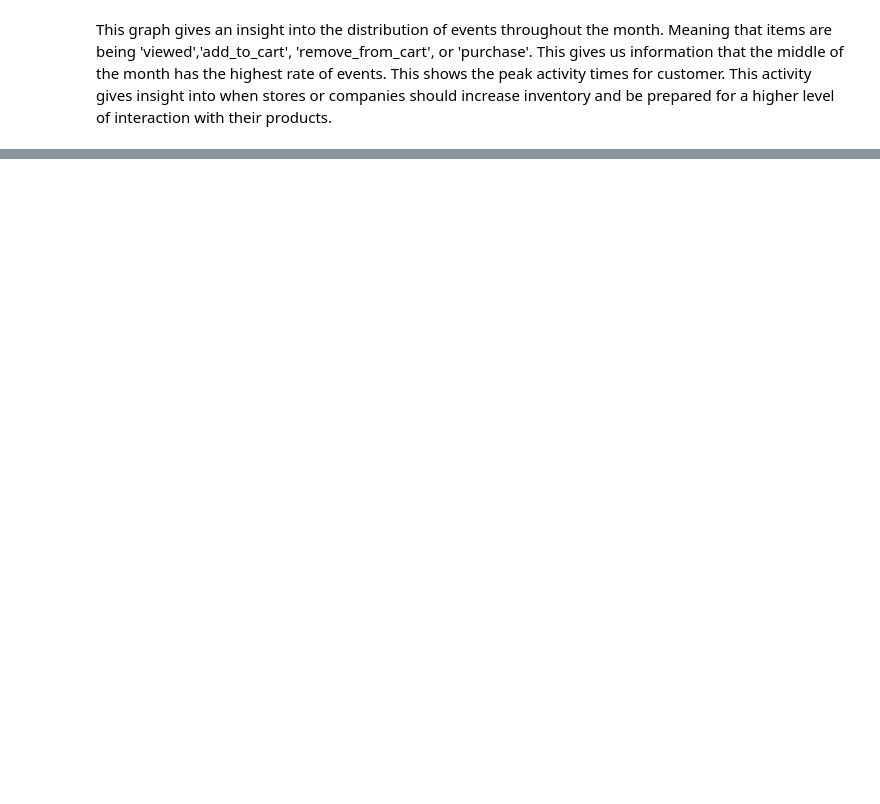
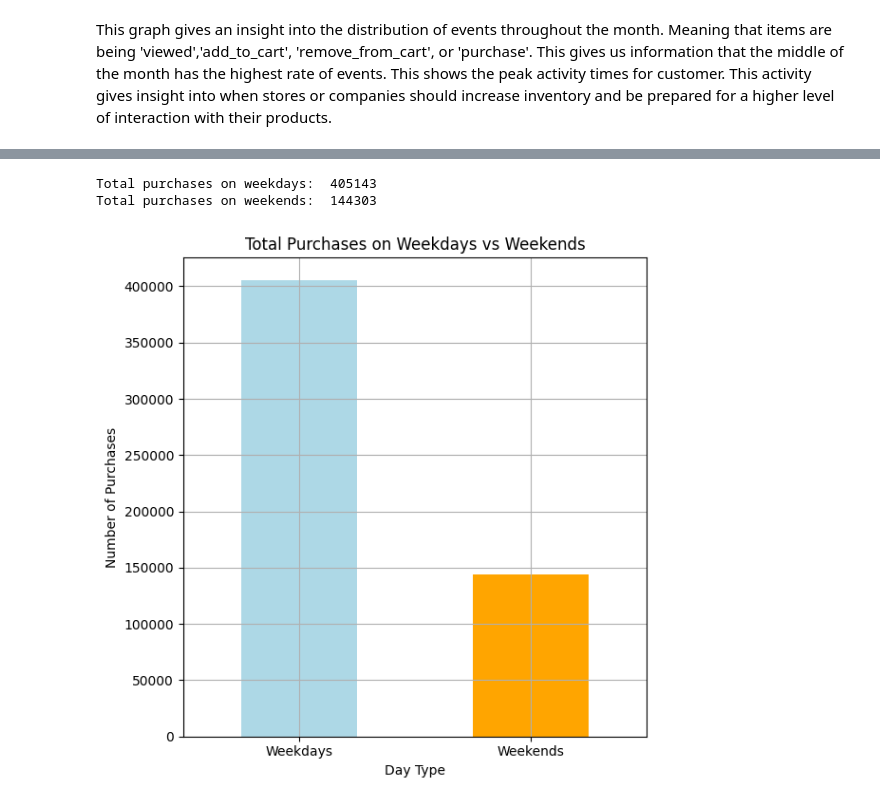
Before and after one commit to abaig32/Purchasing-Patterns-and-Behavior, a Jupyter notebook: E-Commerce Behavior Dataset/notebooks/E-Commerce Behavior Dataset Exploration.ipynb, the cells around one changed output, grey strips where cells are left out. Saved outputs shown, nothing was run; the diff lists cells and outputs as text; code cells hidden in the pictures; blank space fills up the shorter version.

```diff
--- a/E-Commerce Behavior Dataset/notebooks/E-Commerce Behavior Dataset Exploration.ipynb
+++ b/E-Commerce Behavior Dataset/notebooks/E-Commerce Behavior Dataset Exploration.ipynb
@@ -509,0 +748,29 @@ plt.show()
+# %%
+#41 How many users purchase on weekends vs. Weekdays.
+# Create 'weekend' column: True for weekends, False for weekdays
+df['weekend'] = df['event_time'].dt.dayofweek >= 5
+
+# Calculate purchases on weekdays and weekends
+purchases_weekdays = df[(df['event_type'] == 'purchase') & ~df['weekend']].shape[0]
+purchases_weekends = df[(df['event_type'] == 'purchase') & df['weekend']].shape[0]
+
+# Print the results
+print("Total purchases on weekdays: ", purchases_weekdays)
+print("Total purchases on weekends: ", purchases_weekends)
+
+# Plot the comparison
+purchase_counts = pd.Series([purchases_weekdays, purchases_weekends], index=['Weekdays', 'Weekends'])
+
+plt.figure(figsize=(6, 6))
+purchase_counts.plot(kind='bar', color=['lightblue', 'orange'])
+plt.title('Total Purchases on Weekdays vs Weekends')
+plt.xlabel('Day Type')
+plt.ylabel('Number of Purchases')
+plt.xticks(rotation=0)
+plt.grid(True)
+plt.tight_layout()
+plt.show()
+# %% [output]
+Total purchases on weekdays:  405143
+Total purchases on weekends:  144303
+[figure, added]
```
Also changed, not shown: parts of 42 cells of this notebook, 2 other files.
